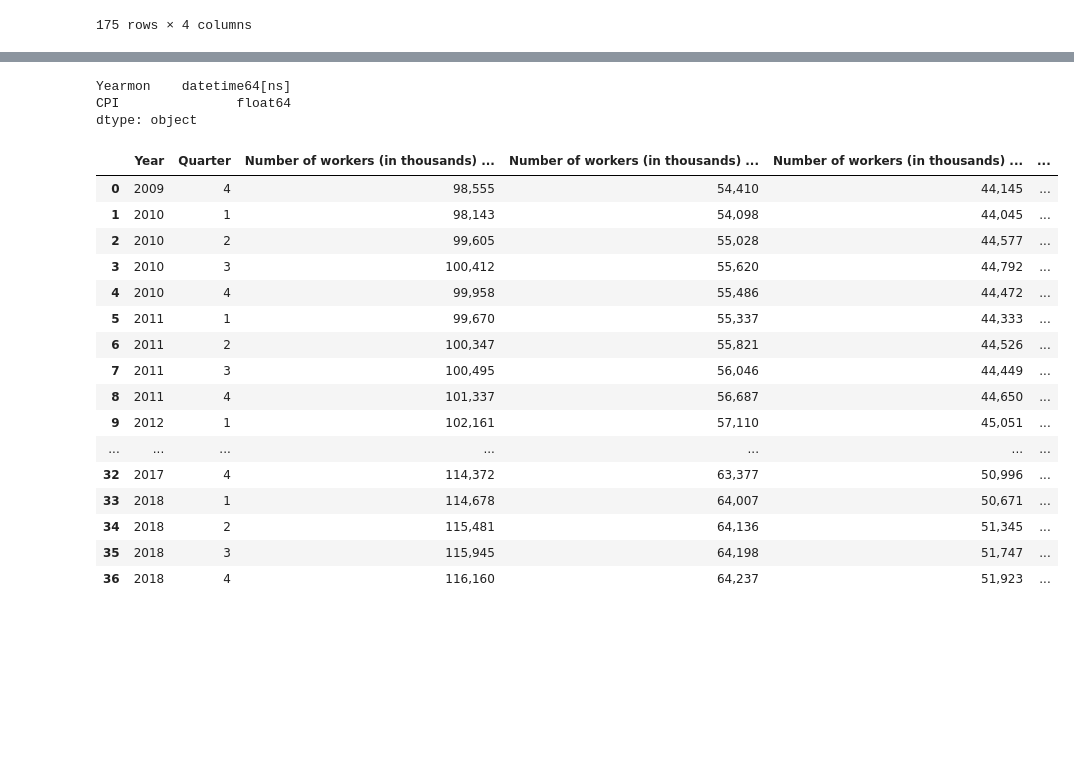
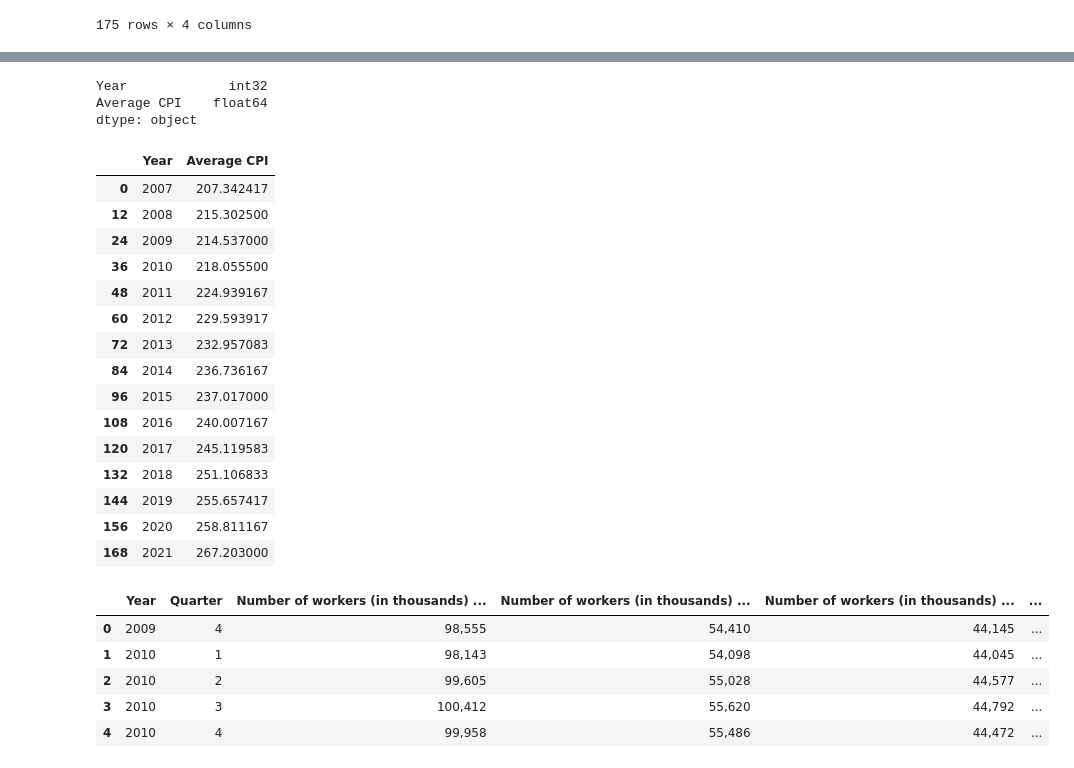
Before and after one commit to AJMnd/Data_Science_Salary, a Jupyter notebook: Notebooks/cleaning_historical_data.ipynb, the cells around one changed output, grey strips where cells are left out. Drawn from its saved outputs; the diff is of its cells as text; code cells hidden in the pictures; blank space fills up the shorter version.

```diff
--- a/Notebooks/cleaning_historical_data.ipynb
+++ b/Notebooks/cleaning_historical_data.ipynb
@@ -155,8 +271,35 @@ CPI_df.head(15)
+# %%
+averageCPI_df.dtypes
+# %% [output]
+Year             int32
+Average CPI    float64
+dtype: object
 # %%
-CPI_df.dtypes
+#df = df.drop_duplicates(subset=['col1', 'col2', ...])
+#url: https://www.statology.org/pandas-unique-rows/#:~:text=And%20you%20can%20use%20the,col2'%2C%20...%5D)
+
+averageCPI_df = averageCPI_df.drop_duplicates(subset=['Year'])
+
+# #reset index
+# averageCPI_df = averageCPI_df.reset_index
+
+averageCPI_df
 # %% [output]
-Yearmon    datetime64[ns]
-CPI               float64
-dtype: object
+|  | Year | Average CPI |
+| 0 | 2007 | 207.342417 |
+| 12 | 2008 | 215.302500 |
+| 24 | 2009 | 214.537000 |
+| 36 | 2010 | 218.055500 |
+| 48 | 2011 | 224.939167 |
+| 60 | 2012 | 229.593917 |
+| 72 | 2013 | 232.957083 |
+| 84 | 2014 | 236.736167 |
+| 96 | 2015 | 237.017000 |
+| 108 | 2016 | 240.007167 |
+| 120 | 2017 | 245.119583 |
+| 132 | 2018 | 251.106833 |
+| 144 | 2019 | 255.657417 |
+| 156 | 2020 | 258.811167 |
+| 168 | 2021 | 267.203000 |
 # %%
 # #export
@@ -164,22 +307,11 @@ dtype: object
 # %%
 # Import our input dataset
 hist_wages_df = pd.read_csv('../Resources/historicalWages.csv')
-hist_wages_df
+hist_wages_df.head()
 # %% [output]
 |  | Year | Quarter | Number of workers (in thousands) ... | Number of workers (in thousands) ... | Number of workers (in thousands) ... | ... |
 | 0 | 2009 | 4 | 98,555 | 54,410 | 44,145 | ... |
 | 1 | 2010 | 1 | 98,143 | 54,098 | 44,045 | ... |
 | 2 | 2010 | 2 | 99,605 | 55,028 | 44,577 | ... |
 | 3 | 2010 | 3 | 100,412 | 55,620 | 44,792 | ... |
 | 4 | 2010 | 4 | 99,958 | 55,486 | 44,472 | ... |
-| 5 | 2011 | 1 | 99,670 | 55,337 | 44,333 | ... |
-| 6 | 2011 | 2 | 100,347 | 55,821 | 44,526 | ... |
-| 7 | 2011 | 3 | 100,495 | 56,046 | 44,449 | ... |
-| 8 | 2011 | 4 | 101,337 | 56,687 | 44,650 | ... |
-| 9 | 2012 | 1 | 102,161 | 57,110 | 45,051 | ... |
-| ... | ... | ... | ... | ... | ... | ... |
-| 32 | 2017 | 4 | 114,372 | 63,377 | 50,996 | ... |
-| 33 | 2018 | 1 | 114,678 | 64,007 | 50,671 | ... |
-| 34 | 2018 | 2 | 115,481 | 64,136 | 51,345 | ... |
-| 35 | 2018 | 3 | 115,945 | 64,198 | 51,747 | ... |
-| 36 | 2018 | 4 | 116,160 | 64,237 | 51,923 | ... |
```
Also changed, not shown: parts of 21 cells of this notebook, 3 other files.
